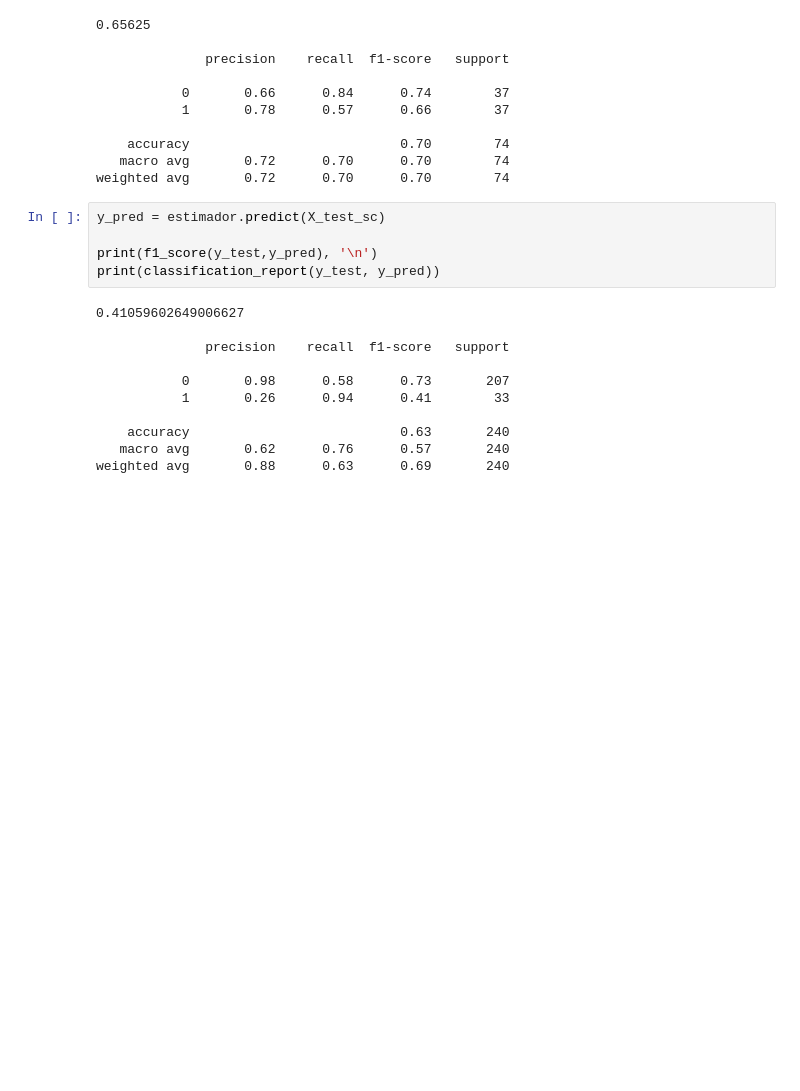
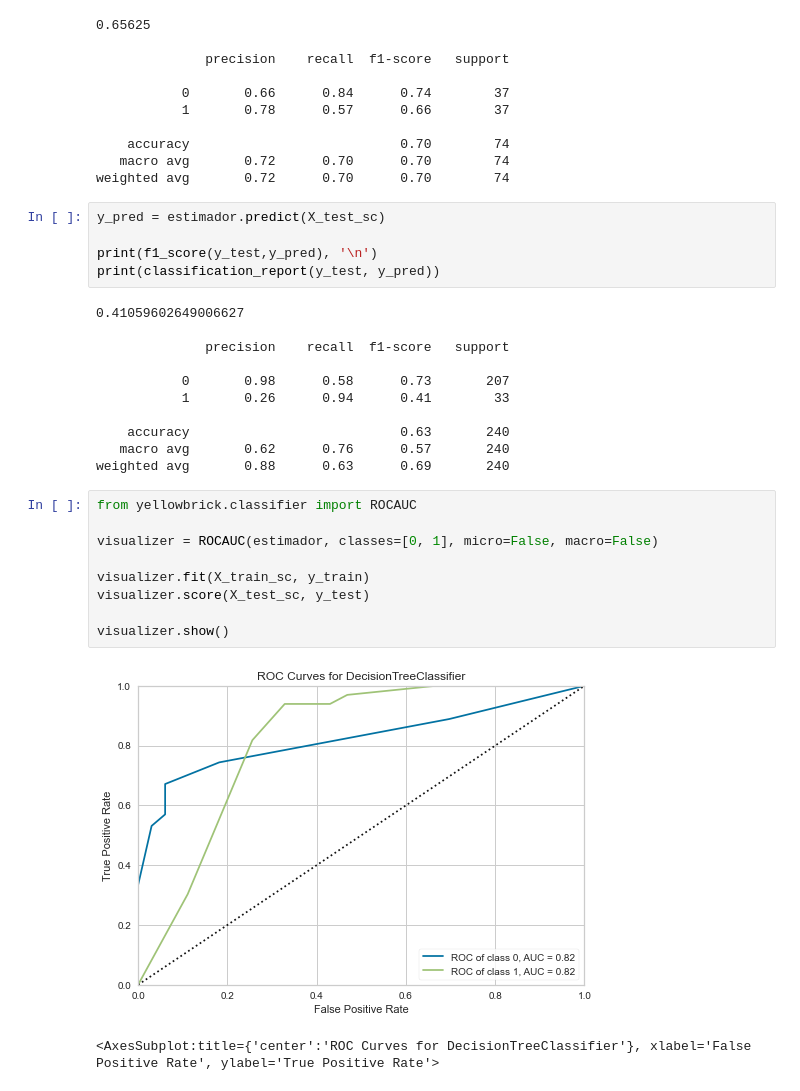
Before and after one commit to gaiogreg/aulas-LC-Safra, a Jupyter notebook: Modulo 8/Estudo.ipynb, the cells around one changed output. Saved outputs shown, nothing was run; the diff lists cells and outputs as text; blank space fills up the shorter version.

```diff
--- a/Modulo 8/Estudo.ipynb
+++ b/Modulo 8/Estudo.ipynb
@@ -203,6 +203,18 @@ print(classification_report(y_test, y_pred))
     accuracy                           0.63       240
    macro avg       0.62      0.76      0.57       240
 weighted avg       0.88      0.63      0.69       240
+# %%
+from yellowbrick.classifier import ROCAUC
+
+visualizer = ROCAUC(estimador, classes=[0, 1], micro=False, macro=False)
+
+visualizer.fit(X_train_sc, y_train)
+visualizer.score(X_test_sc, y_test)
+
+visualizer.show()
+# %% [output]
+[figure, added]
+<AxesSubplot:title={'center':'ROC Curves for DecisionTreeClassifier'}, xlabel='False Positive Rate', ylabel='True Positive Rate'>
 # %%
 plt.figure(figsize=(30, 20))
 tree.plot_tree(estimador, feature_names=X_train.columns)
```
Also changed, not shown: parts of 3 cells of this notebook.
